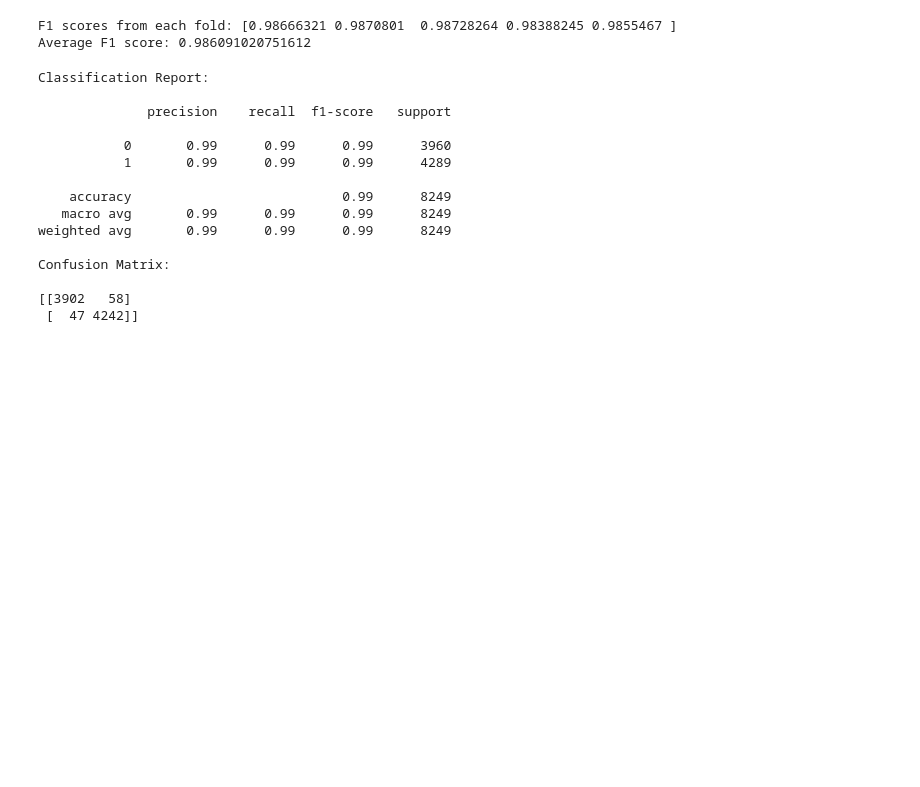
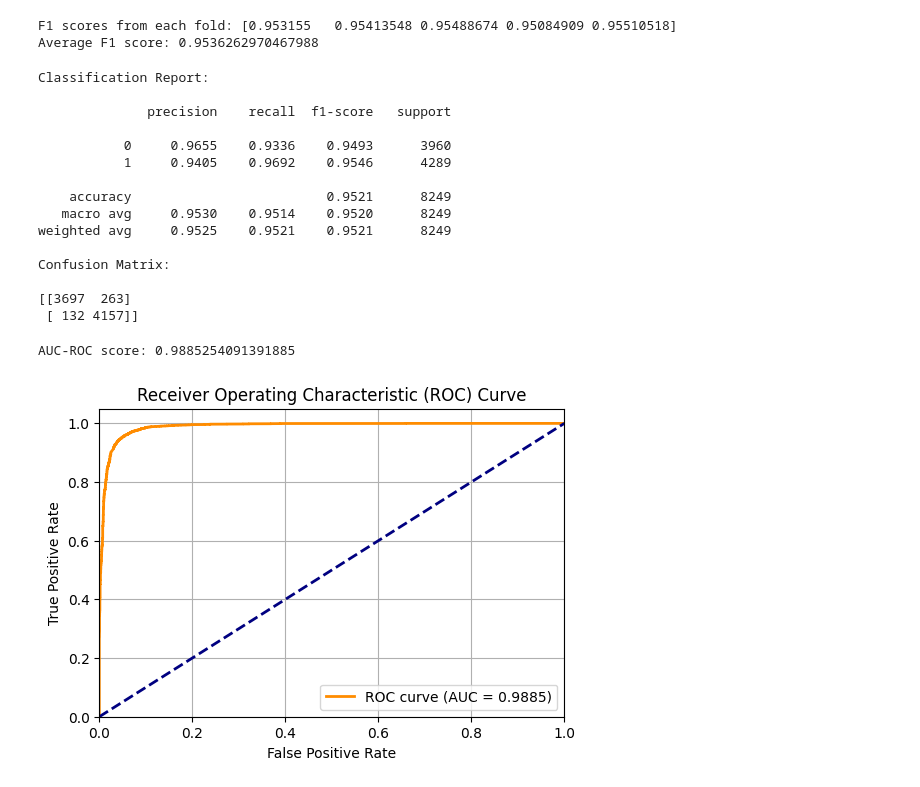
Before and after one commit to xuqiaoJiang/Summer-2025-ECE-597-Group3, a Jupyter notebook: randomforest_tfidf.ipynb, the cells around one changed output. Saved outputs shown, nothing was run; the diff lists cells and outputs as text; code cells hidden in the pictures; blank space fills up the shorter version.

Commit message:
Random Forest and TF-IDF

```diff
--- a/randomforest_tfidf.ipynb
+++ b/randomforest_tfidf.ipynb
@@ -72,8 +76,17 @@ from sklearn.model_selection import cross_val_score
 from sklearn.metrics import classification_report, confusion_matrix
 import numpy as np
 
-# Initialize the Random Forest classifier
-rf = RandomForestClassifier(n_estimators=100, random_state=42)
+# Improved Random Forest Classifier with regularization to prevent overfitting
+rf = RandomForestClassifier(
+    n_estimators=100,         # number of trees
+    max_depth=15,             # limit tree depth
+    max_samples=0.8,          # use 80% of training samples
+    max_features='sqrt',      # sqrt of total features
+    bootstrap=True,           # bootstrap sampling
+    class_weight='balanced',  # handle class imbalance
+    random_state=42
+)
+
 
 # Perform 5-fold cross-validation on training set
 scores = cross_val_score(rf, X_train_tfidf, y_train, cv=5, scoring='f1')
@@ -81,5 +94,5 @@ scores = cross_val_score(rf, X_train_tfidf, y_train, cv=5, scoring='f1')
 print("F1 scores from each fold:", scores)
 print("Average F1 score:", np.mean(scores))
 # %% [output]
-F1 scores from each fold: [0.98666321 0.9870801  0.98728264 0.98388245 0.9855467 ]
-Average F1 score: 0.986091020751612
+F1 scores from each fold: [0.953155   0.95413548 0.95488674 0.95084909 0.95510518]
+Average F1 score: 0.9536262970467988
@@ -86,13 +103,21 @@ Average F1 score: 0.986091020751612
 # %%
+# ===============================
 # Train the final model on the full training data
+# ===============================
 rf.fit(X_train_tfidf, y_train)
 
+# ===============================
 # Predict on the test data
+# ===============================
 y_pred = rf.predict(X_test_tfidf)
 
+# ===============================
 # Evaluate the results
+# ===============================
+from sklearn.metrics import classification_report, confusion_matrix
+
 print("Classification Report:\n")
-print(classification_report(y_test, y_pred))
+print(classification_report(y_test, y_pred, digits=4))
 
 print("Confusion Matrix:\n")
 print(confusion_matrix(y_test, y_pred))
@@ -101,14 +126,45 @@ Classification Report:
 
               precision    recall  f1-score   support
 
-           0       0.99      0.99      0.99      3960
-           1       0.99      0.99      0.99      4289
+           0     0.9655    0.9336    0.9493      3960
+           1     0.9405    0.9692    0.9546      4289
 
-    accuracy                           0.99      8249
-   macro avg       0.99      0.99      0.99      8249
-weighted avg       0.99      0.99      0.99      8249
+    accuracy                         0.9521      8249
+   macro avg     0.9530    0.9514    0.9520      8249
+weighted avg     0.9525    0.9521    0.9521      8249
 
 Confusion Matrix:
 
-[[3902   58]
- [  47 4242]]
+[[3697  263]
+ [ 132 4157]]
+# %%
+from sklearn.metrics import roc_auc_score
+
+# Predict probability scores for the positive class
+y_proba = rf.predict_proba(X_test_tfidf)[:, 1]  # take probability of class 1
+
+# Print AUC-ROC
+print("AUC-ROC score:", roc_auc_score(y_test, y_proba))
+# %% [output]
+AUC-ROC score: 0.9885254091391885
+# %%
+from sklearn.metrics import roc_curve
+import matplotlib.pyplot as plt
+
+# Compute FPR, TPR
+fpr, tpr, thresholds = roc_curve(y_test, y_proba)
+
+# Plot the ROC curve
+plt.figure(figsize=(6, 4))
+plt.plot(fpr, tpr, color='darkorange', lw=2, label=f'ROC curve (AUC = {roc_auc_score(y_test, y_proba):.4f})')
+plt.plot([0, 1], [0, 1], color='navy', lw=2, linestyle='--')  # Diagonal line
+plt.xlim([0.0, 1.0])
+plt.ylim([0.0, 1.05])
+plt.xlabel('False Positive Rate')
+plt.ylabel('True Positive Rate')
+plt.title('Receiver Operating Characteristic (ROC) Curve')
+plt.legend(loc='lower right')
+plt.grid()
+plt.show()
+# %% [output]
+[figure, added]
```
Also changed, not shown: parts of 6 cells of this notebook.
